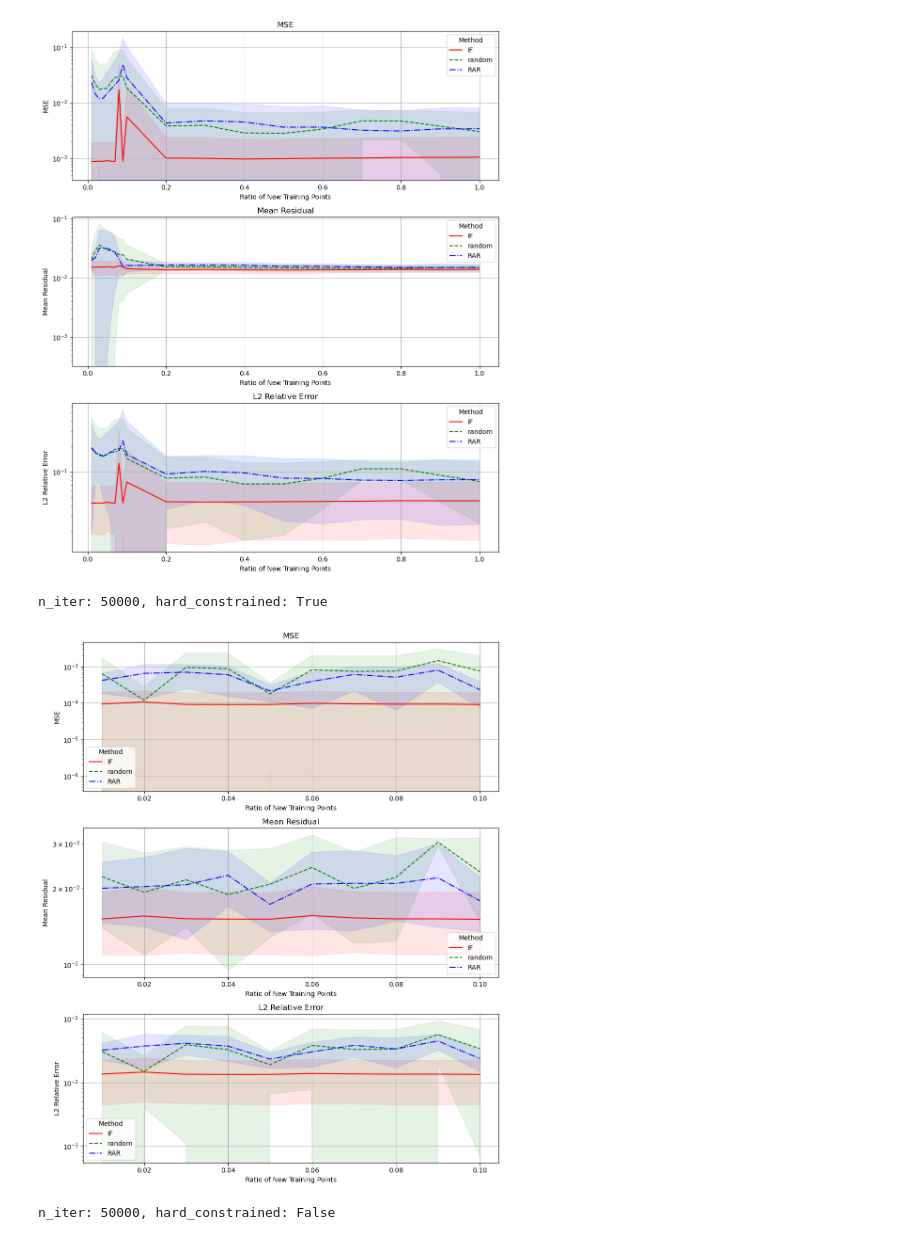
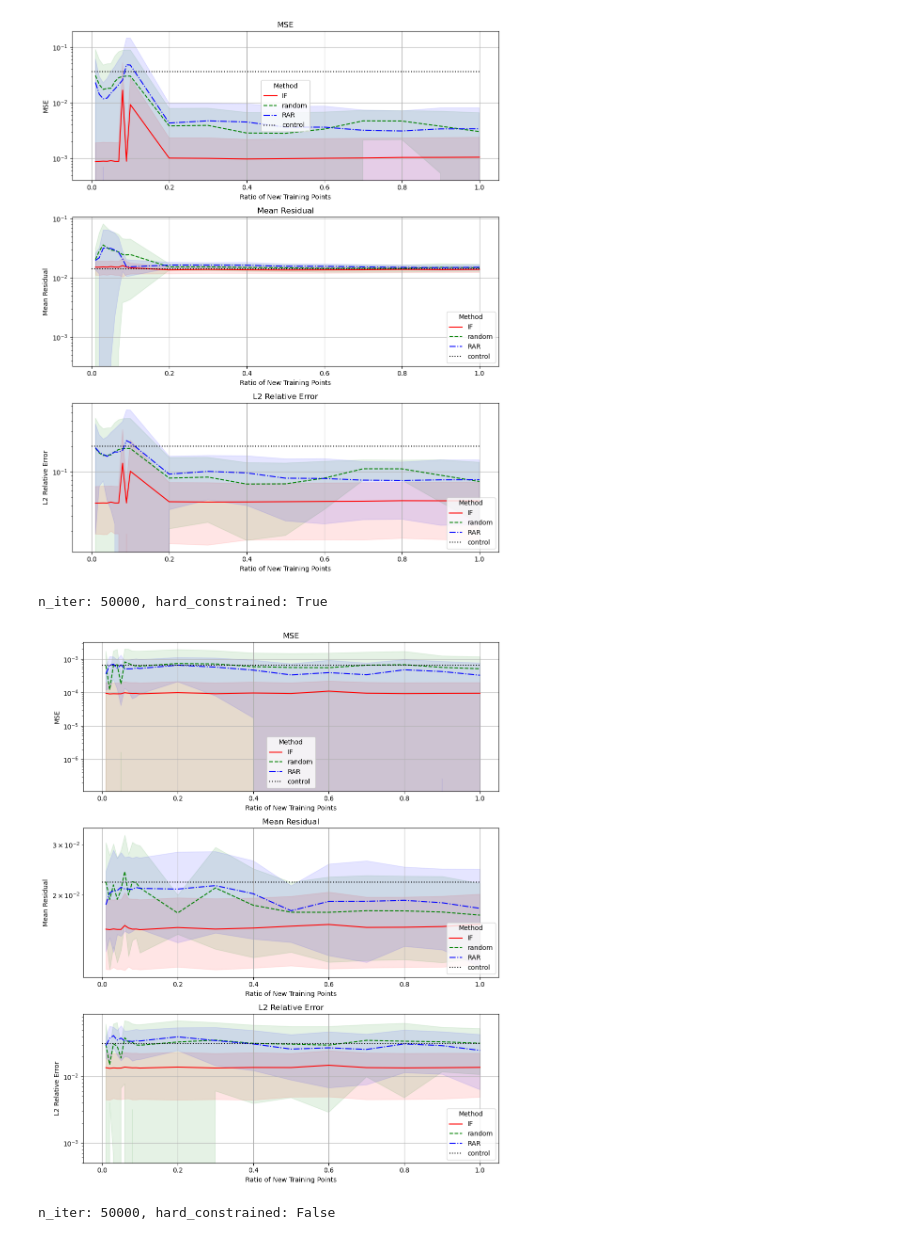
Before and after one commit to aleks-krasowski/PINNfluence, a Jupyter notebook: refactor_for_hpc/burgers/eval_finetuning.ipynb, the cells around one changed output. Cells and saved outputs as stored; diff of their text form; code cells hidden in the pictures.

Commit message:
include some missing runs

```diff
--- a/refactor_for_hpc/burgers/eval_finetuning.ipynb
+++ b/refactor_for_hpc/burgers/eval_finetuning.ipynb
@@ -5,11 +5,18 @@ from matplotlib.lines import Line2D
 
 df = pd.read_csv('./results/all_results.csv', index_col=0)
 df.sort_values(by='ratio', inplace=True)
+df.drop_duplicates(keep='first', inplace=True)
 # %%
+import numpy as np
+import pandas as pd
+import matplotlib.pyplot as plt
+from matplotlib.lines import Line2D
+
+# Assuming 'df' is your DataFrame already loaded
 for n_iter in [10000, 50000]:
     for hard_constrained in [True, False]:
         print(f"n_iter: {n_iter}, hard_constrained: {hard_constrained}")
-        # Remove the 'seed' filter
+        # Filter the DataFrame
         sub_df = df.loc[
             (df['model_version'] == 'test') &
             (df['n_iterations'] == n_iter) &
@@ -17,18 +24,22 @@ for n_iter in [10000, 50000]:
         ]
 
         # Group by 'method' and 'ratio' and calculate the mean and standard deviation
+        # We'll include 'control' in our methods list
+        methods = ['IF', 'random', 'RAR', 'control']
         grouped = sub_df.groupby(['method', 'ratio'])
         mean_df = grouped[['mse', 'l2_relative_error', 'mean_residual']].mean().reset_index()
         std_df = grouped[['mse', 'l2_relative_error', 'mean_residual']].std().reset_index()
 
-
-        # Define your methods, colors, and styles as before
-        methods = ['IF', 'random', 'RAR']
-        method_colors = {'IF': 'r', 'random': 'g', 'RAR': 'b'}
-        method_styles = {'IF': '-', 'random': '--', 'RAR': '-.'}
+        # Define your methods, colors, and styles
+        method_colors = {'IF': 'r', 'random': 'g', 'RAR': 'b', 'control': 'k'}
+        method_styles = {'IF': '-', 'random': '--', 'RAR': '-.', 'control': ':'}
 
         metrics = ['mse', 'mean_residual', 'l2_relative_error']
-        metric_labels = {'mse': 'MSE', 'mean_residual': 'Mean Residual', 'l2_relative_error': 'L2 Relative Error'}
+        metric_labels = {
+            'mse': 'MSE',
+            'mean_residual': 'Mean Residual',
+            'l2_relative_error': 'L2 Relative Error'
+        }
 
         # Create custom legend elements for methods
         method_legend_elements = [
@@ -38,27 +49,52 @@ for n_iter in [10000, 50000]:
 
         fig, ax = plt.subplots(nrows=3, figsize=(10, 12))
 
+        # Define the ratio range for plotting the control line
+        ratio_min = sub_df['ratio'].min()
+        ratio_max = sub_df['ratio'].max()
+        ratio_range = np.linspace(ratio_min, ratio_max, 100)
+
         for e, metric in enumerate(metrics):
             for method in methods:
-                method_mean = mean_df[mean_df['method'] == method]
-                method_std = std_df[std_df['method'] == method]
+                if method != 'control':
+                    method_mean = mean_df[mean_df['method'] == method]
+                    method_std = std_df[std_df['method'] == method]
 
-                color = method_colors[method]
-                line_style = method_styles[method]
+                    color = method_colors[method]
+                    line_style = method_styles[method]
 
-                # No need to set label here since we are using custom legend elements
-                ax[e].plot(method_mean['ratio'], method_mean[metric], color=color, linestyle=line_style)
-                ax[e].fill_between(
-                    method_mean['ratio'],
-                    method_mean[metric] - method_std[metric],
-                    method_mean[metric] + method_std[metric],
-                    color=color, alpha=0.1
-                )
+                    ax[e].plot(method_mean['ratio'], method_mean[metric], color=color, linestyle=line_style)
+                    ax[e].fill_between(
+                        method_mean['ratio'],
+                        method_mean[metric] - method_std[metric],
+                        method_mean[metric] + method_std[metric],
+                        color=color, alpha=0.1
+                    )
+                else:
+                    # Handle the 'control' method
+                    control_df = sub_df[sub_df['method'] == 'control']
+                    if not control_df.empty:
+                        # Calculate the mean and std for the 'control' measurement
+                        mean_value = control_df[metric].mean()
+                        std_value = control_df[metric].std()
+
+                        color = method_colors[method]
+                        line_style = method_styles[method]
+
+                        # Plot the horizontal line across the ratio range
+                        ax[e].plot(ratio_range, [mean_value]*len(ratio_range), color=color, linestyle=line_style)
+                        # Add the fill_between for standard deviation
+                        # ax[e].fill_between(
+                        #     ratio_range,
+                        #     [mean_value - std_value]*len(ratio_range),
+                        #     [mean_value + std_value]*len(ratio_range),
+                        #     color=color, alpha=0.05
+                        # )
+
             ax[e].set_title(metric_labels[metric])
             ax[e].set_xlabel('Ratio of New Training Points')
             ax[e].set_ylabel(metric_labels[metric])
             ax[e].set_yscale('log')
-            # ax[e].set_xscale('log')
             ax[e].grid()
             # Add custom legend
             ax[e].legend(handles=method_legend_elements, title='Method')
@@ -71,5 +107,5 @@ n_iter: 10000, hard_constrained: True
 n_iter: 10000, hard_constrained: False
-[figure, old version]
+[figure, new version]
 n_iter: 50000, hard_constrained: True
-[figure, old version]
+[figure, new version]
 n_iter: 50000, hard_constrained: False
```
Also changed, not shown: parts of 1 cell of this notebook, 1 other file.
